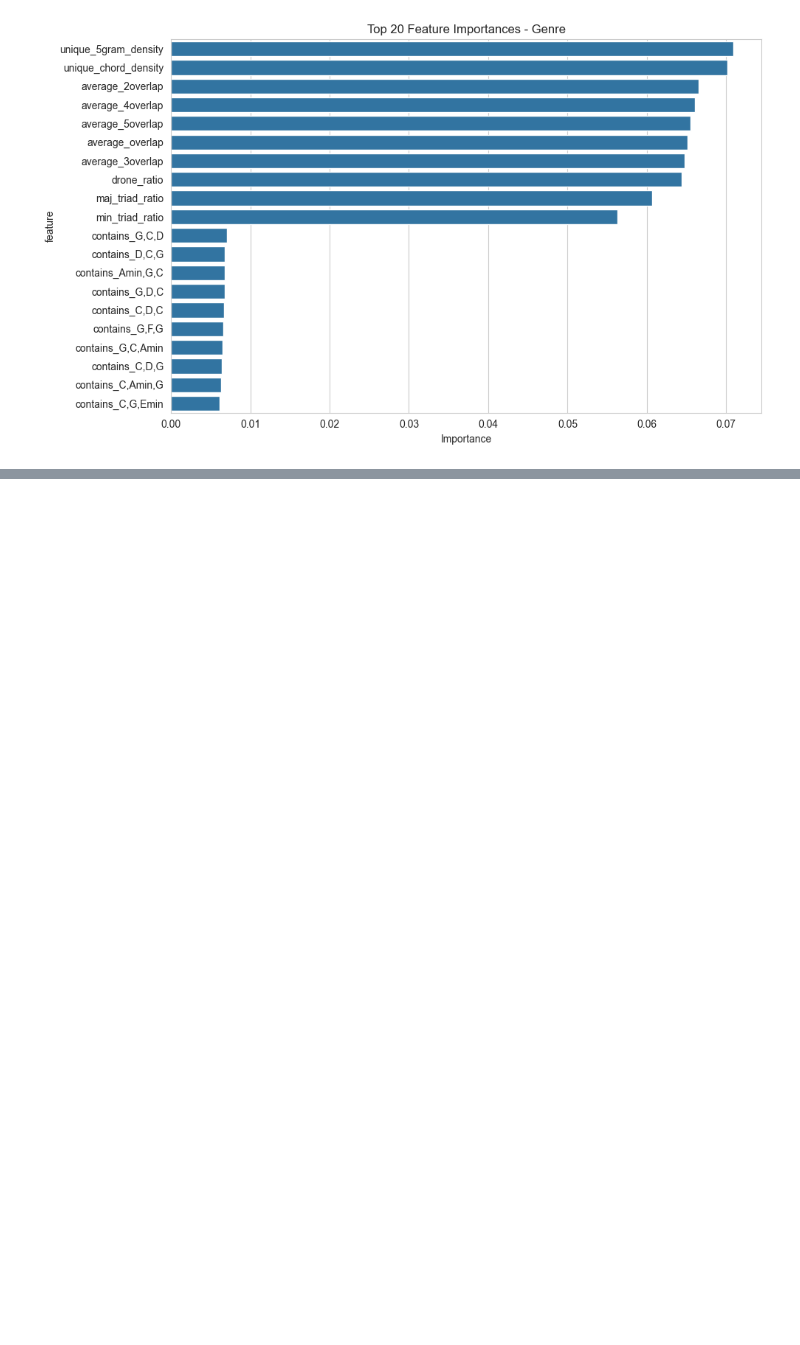
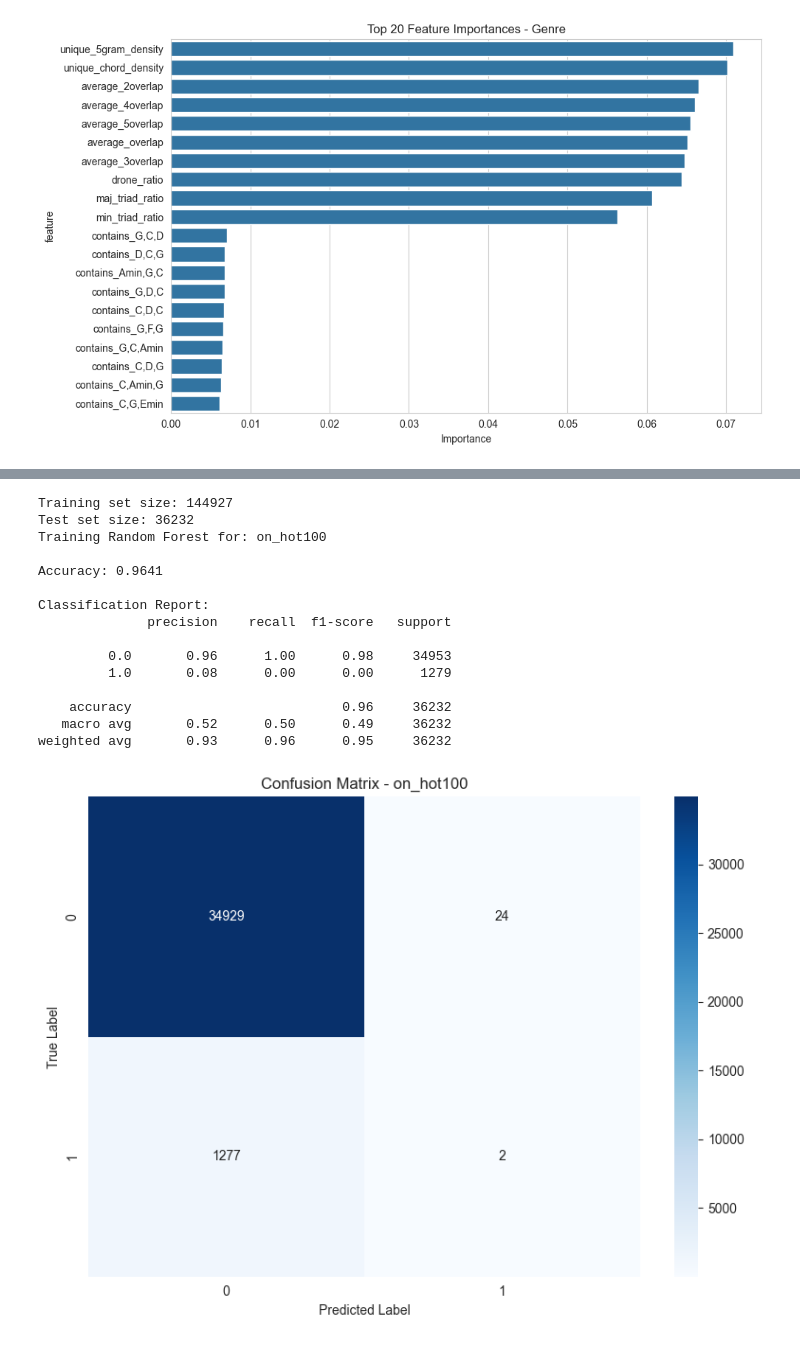
Before and after one commit to Erdos-Projects/fall-2025-harmonic-features-for-song-recommendations, a Jupyter notebook: feature_selection/4_random_forest_feature_importance_all.ipynb, the cells around one changed output, grey strips where cells are left out. Drawn from its saved outputs; the diff is of its cells as text; code cells hidden in the pictures; blank space fills up the shorter version.

Commit message:
Test top 100 list songs as a target feature

```diff
--- a/feature_selection/4_random_forest_feature_importance_all.ipynb
+++ b/feature_selection/4_random_forest_feature_importance_all.ipynb
@@ -302 +302,76 @@ Top 20 features for spotify_popularity:
 [figure]
+# %%
+# Prepare data
+X = data[predictor_columns]
+y = data['on_hot100']
+
+# Drop rows with NaN in on_hot100
+valid_indices = y.notna()
+X_filtered = X[valid_indices]
+y_filtered = y[valid_indices]
+
+# 80/20 split - use filtered data
+X_train, X_test, y_train, y_test = train_test_split(
+    X_filtered, y_filtered, test_size=0.2, random_state=42, stratify=y_filtered
+)
+
+print(f"Training set size: {X_train.shape[0]}")
+print(f"Test set size: {X_test.shape[0]}")
+
+# Train Random Forest
+print(f"Training Random Forest for: on_hot100")
+
+rf = RandomForestClassifier(n_estimators=100, random_state=42, n_jobs=-1)
+rf.fit(X_train, y_train)
+
+# Predictions and evaluation
+y_pred = rf.predict(X_test)
+accuracy = accuracy_score(y_test, y_pred)
+
+print(f"\nAccuracy: {accuracy:.4f}")
+print(f"\nClassification Report:")
+print(classification_report(y_test, y_pred))
+
+# Confusion Matrix
+cm = confusion_matrix(y_test, y_pred)
+plt.figure(figsize=(8, 6))
+sns.heatmap(cm, annot=True, fmt='d', cmap='Blues')
+plt.title('Confusion Matrix - on_hot100')
+plt.ylabel('True Label')
+plt.xlabel('Predicted Label')
+plt.tight_layout()
+plt.show()
+
+# Feature importance
+feature_importance = pd.DataFrame({
+    'feature': predictor_columns,
+    'importance': rf.feature_importances_
+}).sort_values('importance', ascending=False)
+
+print(f"\nTop 20 features for on_hot100:")
+print(feature_importance.head(20))
+
+# Plot feature importance
+plt.figure(figsize=(10, 6))
+sns.barplot(data=feature_importance.head(20), x='importance', y='feature')
+plt.title('Top 20 Feature Importances - on_hot100')
+plt.xlabel('Importance')
+plt.tight_layout()
+plt.show()
+# %% [output]
+Training set size: 144927
+Test set size: 36232
+Training Random Forest for: on_hot100
+
+Accuracy: 0.9641
+
+Classification Report:
+              precision    recall  f1-score   support
+
+         0.0       0.96      1.00      0.98     34953
+         1.0       0.08      0.00      0.00      1279
+
+    accuracy                           0.96     36232
+   macro avg       0.52      0.50      0.49     36232
+weighted avg       0.93      0.96      0.95     36232
+[figure, added]
```
Also changed, not shown: parts of 5 cells of this notebook.
